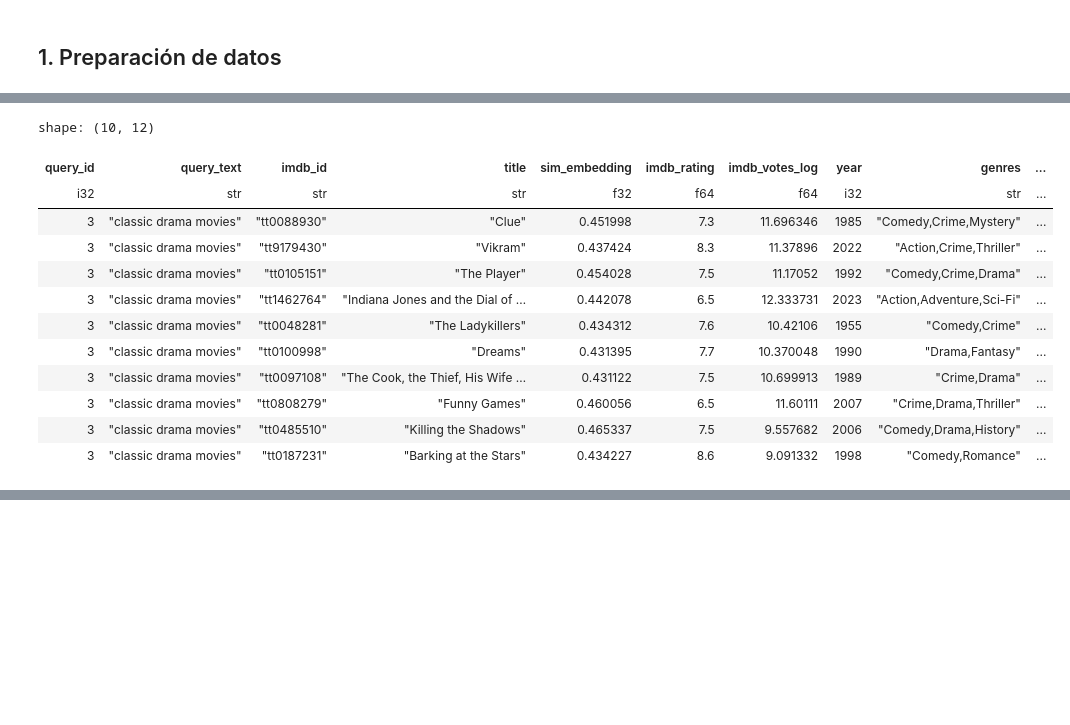
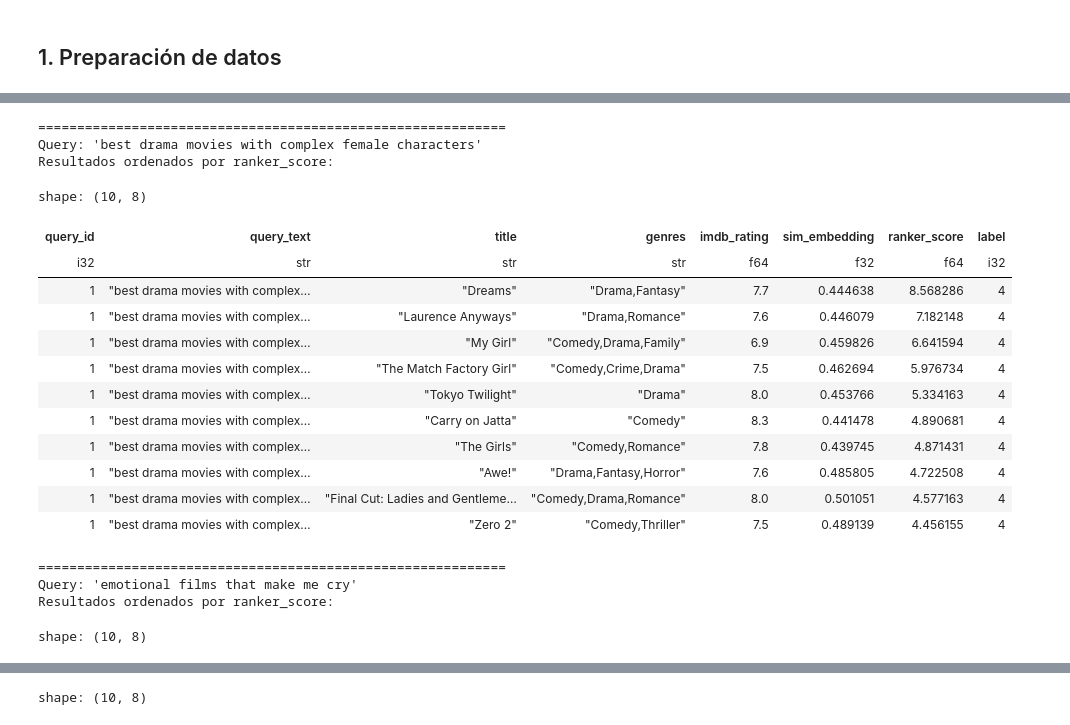
Before and after one commit to abdala9512/dsrp-machine-learning-engineering-4, a Jupyter notebook: notebooks/modeling.ipynb, the cells around one changed output, grey strips where cells are left out. Saved outputs shown, nothing was run; the diff lists cells and outputs as text; code cells hidden in the pictures; blank space fills up the shorter version.

```diff
--- a/notebooks/modeling.ipynb
+++ b/notebooks/modeling.ipynb
@@ -185,3 +265,14 @@ best_params = {
 # %%
-mlflow.create_experiment("LTR - Claser 17 Diciembre")
+# Configurar experimento (get_or_create para evitar errores en múltiples ejecuciones)
+EXPERIMENT_NAME = "LTR - Synthetic Queries Dataset"
+
+experiment = mlflow.get_experiment_by_name(EXPERIMENT_NAME)
+if experiment is None:
+    experiment_id = mlflow.create_experiment(EXPERIMENT_NAME)
+    print(f"Experimento '{EXPERIMENT_NAME}' creado con ID: {experiment_id}")
+else:
+    experiment_id = experiment.experiment_id
+    print(f"Experimento '{EXPERIMENT_NAME}' encontrado con ID: {experiment_id}")
+
+mlflow.set_experiment(EXPERIMENT_NAME)
 # %% [output]
@@ -265,25 +504,51 @@ prod_model = mlflow.lightgbm.load_model(f"models:/{MODEL_NAME}@champion")
 # %%
-def test_single_query(qid, model):
-    df = ltr_df.filter(pl.col("query_id") == qid)
-    Xq = df.select(feature_cols).to_numpy()
+def test_single_query(qid: int, model, df: pl.DataFrame = ltr_df) -> pl.DataFrame:
+    """Probar el modelo con una query específica."""
+    query_df = df.filter(pl.col("query_id") == qid)
 
-    preds = model.predict(Xq)
+    if query_df.is_empty():
+        print(f"Query ID {qid} no encontrada")
+        return None
 
-    df = df.with_columns(pl.Series("ranker_score", preds))
-    return df.sort("ranker_score", descending=True).head(10)
+    X_query = query_df.select(feature_cols).to_numpy()
+    preds = model.predict(X_query)
 
-test_single_query(3, model=prod_model)
+    result = query_df.with_columns(pl.Series("ranker_score", preds))
+    result = result.sort("ranker_score", descending=True)
+
+    query_text = result["query_text"][0]
+    print(f"Query: '{query_text}'")
+    print(f"Resultados ordenados por ranker_score:\n")
+
+    return result.select([
+        "query_id", "query_text", "title", "genres",
+        "imdb_rating", "sim_embedding", "ranker_score", "label"
+    ]).head(10)
+
+# Probar con algunas queries
+sample_query_ids = ltr_df["query_id"].unique().to_list()[:3]
+for qid in sample_query_ids:
+    print("="*60)
+    display(test_single_query(qid, model=prod_model))
+    print()
 # %% [output]
-shape: (10, 12)
+============================================================
+Query: 'best drama movies with complex female characters'
+Resultados ordenados por ranker_score:
+shape: (10, 8)
-| query_id | query_text | imdb_id | title | sim_embedding | imdb_rating | imdb_votes_log | year | genres | ... |
-| i32 | str | str | str | f32 | f64 | f64 | i32 | str | ... |
-| 3 | "classic drama movies" | "tt0088930" | "Clue" | 0.451998 | 7.3 | 11.696346 | 1985 | "Comedy,Crime,Mystery" | ... |
-| 3 | "classic drama movies" | "tt9179430" | "Vikram" | 0.437424 | 8.3 | 11.37896 | 2022 | "Action,Crime,Thriller" | ... |
-| 3 | "classic drama movies" | "tt0105151" | "The Player" | 0.454028 | 7.5 | 11.17052 | 1992 | "Comedy,Crime,Drama" | ... |
-| 3 | "classic drama movies" | "tt1462764" | "Indiana Jones and the Dial of … | 0.442078 | 6.5 | 12.333731 | 2023 | "Action,Adventure,Sci-Fi" | ... |
-| 3 | "classic drama movies" | "tt0048281" | "The Ladykillers" | 0.434312 | 7.6 | 10.42106 | 1955 | "Comedy,Crime" | ... |
-| 3 | "classic drama movies" | "tt0100998" | "Dreams" | 0.431395 | 7.7 | 10.370048 | 1990 | "Drama,Fantasy" | ... |
-| 3 | "classic drama movies" | "tt0097108" | "The Cook, the Thief, His Wife … | 0.431122 | 7.5 | 10.699913 | 1989 | "Crime,Drama" | ... |
-| 3 | "classic drama movies" | "tt0808279" | "Funny Games" | 0.460056 | 6.5 | 11.60111 | 2007 | "Crime,Drama,Thriller" | ... |
-| 3 | "classic drama movies" | "tt0485510" | "Killing the Shadows" | 0.465337 | 7.5 | 9.557682 | 2006 | "Comedy,Drama,History" | ... |
-| 3 | "classic drama movies" | "tt0187231" | "Barking at the Stars" | 0.434227 | 8.6 | 9.091332 | 1998 | "Comedy,Romance" | ... |
+| query_id | query_text | title | genres | imdb_rating | sim_embedding | ranker_score | label |
+| i32 | str | str | str | f64 | f32 | f64 | i32 |
+| 1 | "best drama movies with complex… | "Dreams" | "Drama,Fantasy" | 7.7 | 0.444638 | 8.568286 | 4 |
+| 1 | "best drama movies with complex… | "Laurence Anyways" | "Drama,Romance" | 7.6 | 0.446079 | 7.182148 | 4 |
+| 1 | "best drama movies with complex… | "My Girl" | "Comedy,Drama,Family" | 6.9 | 0.459826 | 6.641594 | 4 |
+| 1 | "best drama movies with complex… | "The Match Factory Girl" | "Comedy,Crime,Drama" | 7.5 | 0.462694 | 5.976734 | 4 |
+| 1 | "best drama movies with complex… | "Tokyo Twilight" | "Drama" | 8.0 | 0.453766 | 5.334163 | 4 |
+| 1 | "best drama movies with complex… | "Carry on Jatta" | "Comedy" | 8.3 | 0.441478 | 4.890681 | 4 |
+| 1 | "best drama movies with complex… | "The Girls" | "Comedy,Romance" | 7.8 | 0.439745 | 4.871431 | 4 |
+| 1 | "best drama movies with complex… | "Awe!" | "Drama,Fantasy,Horror" | 7.6 | 0.485805 | 4.722508 | 4 |
+| 1 | "best drama movies with complex… | "Final Cut: Ladies and Gentleme… | "Comedy,Drama,Romance" | 8.0 | 0.501051 | 4.577163 | 4 |
+| 1 | "best drama movies with complex… | "Zero 2" | "Comedy,Thriller" | 7.5 | 0.489139 | 4.456155 | 4 |
+============================================================
+Query: 'emotional films that make me cry'
+Resultados ordenados por ranker_score:
+shape: (10, 8)
@@ -289,0 +570 @@ shape: (10, 12)
+shape: (10, 8)
```
Also changed, not shown: parts of 11 cells of this notebook, 15 other files.
